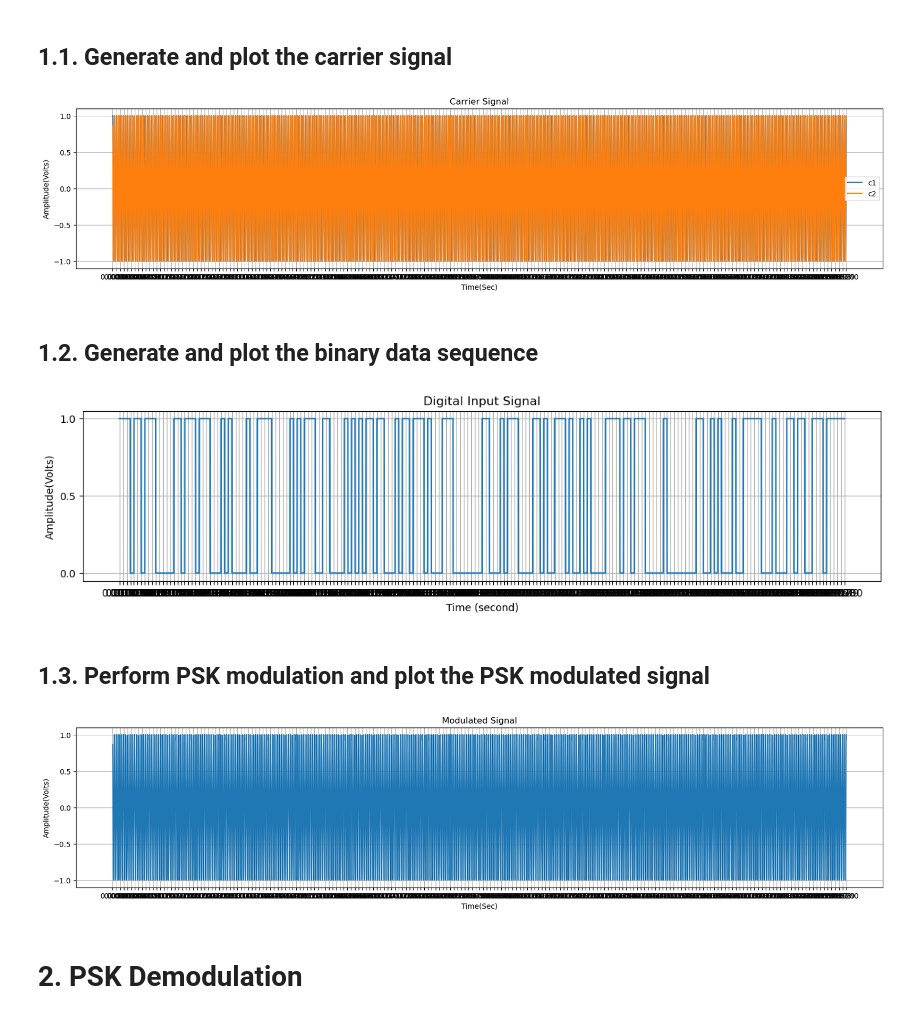
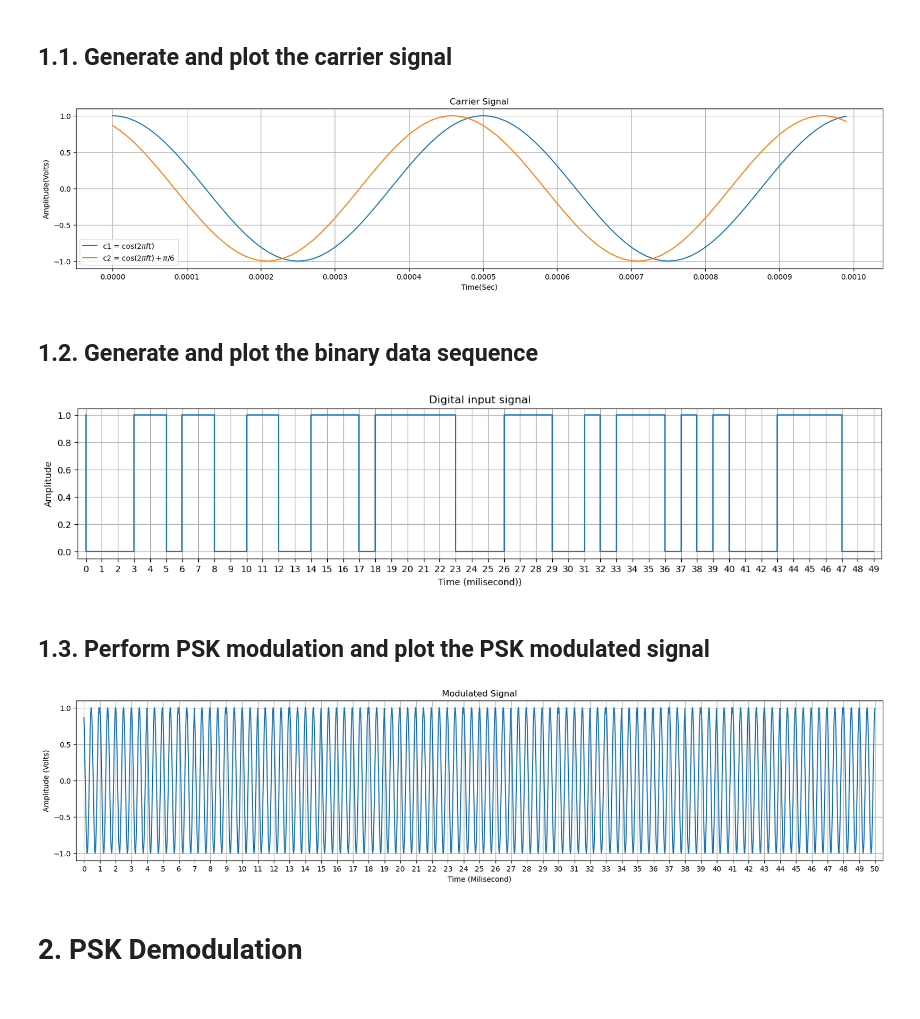
Before and after one commit to nguyen-tuan-hiep/Introduction-to-Communication-Engineering, a Jupyter notebook: psk.ipynb, the cells around one changed output. Cells and saved outputs as stored; diff of their text form; code cells hidden in the pictures.

```diff
--- a/psk.ipynb
+++ b/psk.ipynb
@@ -7,9 +7,9 @@ import matplotlib.pyplot as plt
 # %% [markdown]
 # Initialize the parameters
 # %%
-x = np.random.randint(2, size = 200)   # Binary information as stream of bits (binary signal 0 or 1)
+x = np.random.randint(2, size = 50)   # Binary information as stream of bits (binary signal 0 or 1)
 n = len(x)          # Number of bits
-Tb = 0.0001;        # Data rate = 1MHz i.e., bit period (second)
+Tb = 0.001;         # Data rate/bit period (second)
 nb = 100;           # Number of samples per bit
 br = 1/Tb;          # Bit rate  (Hz)
 f = 2*br            # Carrier frequency (Hz) (>= 2*br)
@@ -24,43 +24,44 @@ t = Tb*np.arange(0,n,1/nb)
 c1 = np.cos(2*np.pi*f*t);               # carrier signal for binary value '0'
 c2 = np.cos(2*np.pi*f*t + np.pi/6);     # carrier signal for binary value '1'
 
-# plot the carrier signal
+# plot the carrier signal for 1 bit period
 plt.figure(figsize=(20,4))
-plt.plot(t,c1)
-plt.plot(t,c2)
+t_  = Tb*np.arange(0,1,1/100)
+plt.plot(t_,np.cos(2*np.pi*f*t_))
+plt.plot(t_,np.cos(2*np.pi*f*t_ + np.pi/6))
 plt.xlabel('Time(Sec)')
 plt.ylabel('Amplitude(Volts)')
-plt.xticks(np.arange(0,n*Tb+Tb,Tb))
+plt.xticks(np.arange(0,Tb+Tb/10,Tb/10))
 plt.yticks(np.arange(-1,1.5,0.5))
 plt.grid(True)
 plt.title('Carrier Signal')
-plt.legend(['c1','c2'])
+plt.legend(['c1 = $\cos(2\pi ft$)','c2 = $\cos(2\pi ft) + \pi/6$'])
 plt.show()
 # %% [output]
-[figure, old version]
+[figure, new version]
 # %% [markdown]
 ## 1.2. Generate and plot the binary data sequence
 # %%
 # generate the binary data sequence
 digit = np.empty(shape=0, dtype=int);
 for i in range(0,n,1):
     if x[i] == 1:
         digit =np.append(digit,np.ones(nb))
     else:
         digit =np.append(digit,np.zeros(nb))
 
-# plot the binary data sequence
-plt.figure(figsize=(14,3))
-plt.plot(t,digit)
+# plot the binary data signal
+plt.figure(figsize = (16, 3))
+plt.title('Digital input signal')
+plt.xticks(1000*np.arange(0,Tb*n,Tb))
+plt.xlabel('Time (milisecond))')
+plt.ylabel('Amplitude')
+plt.step(1000*np.arange(0,Tb*n,Tb), x)
 plt.grid(True)
-plt.xticks(np.arange(0,Tb*n+Tb,Tb))
-plt.yticks(np.arange(0,1.5,0.5))
-plt.xlabel('Time (second)')
-plt.ylabel('Amplitude(Volts)')
-plt.title('Digital Input Signal')
+plt.margins(x=0.01, y=0.05)
 plt.show()
 # %% [output]
-[figure, old version]
+[figure, new version]
 # %% [markdown]
 ## 1.3. Perform PSK modulation and plot the PSK modulated signal
 # %%
@@ -69,16 +70,17 @@ mod = np.where(digit==0, c1, digit*c2)
 
 # plot the PSK modulated signal
 plt.figure(figsize=(20,4))
-plt.plot(t,mod)
-plt.xlabel('Time(Sec)')
-plt.ylabel('Amplitude(Volts)')
-plt.xticks(np.arange(0,Tb*n+Tb,Tb))
+plt.plot(1000*t,mod)
+plt.xlabel('Time (Milisecond)')
+plt.ylabel('Amplitude (Volts)')
+plt.xticks(1000*np.arange(0,Tb*n+Tb,Tb))
 plt.yticks(np.arange(-1,1.5,0.5))
 plt.grid(True)
 plt.title('Modulated Signal')
+plt.margins(x=0.01, y=0.05)
 plt.show()
 # %% [output]
-[figure, old version]
+[figure, new version]
 # %% [markdown]
 # 2. PSK Demodulation
 # %% [markdown]
```
Also changed, not shown: parts of 4 cells of this notebook, 6 other files.
